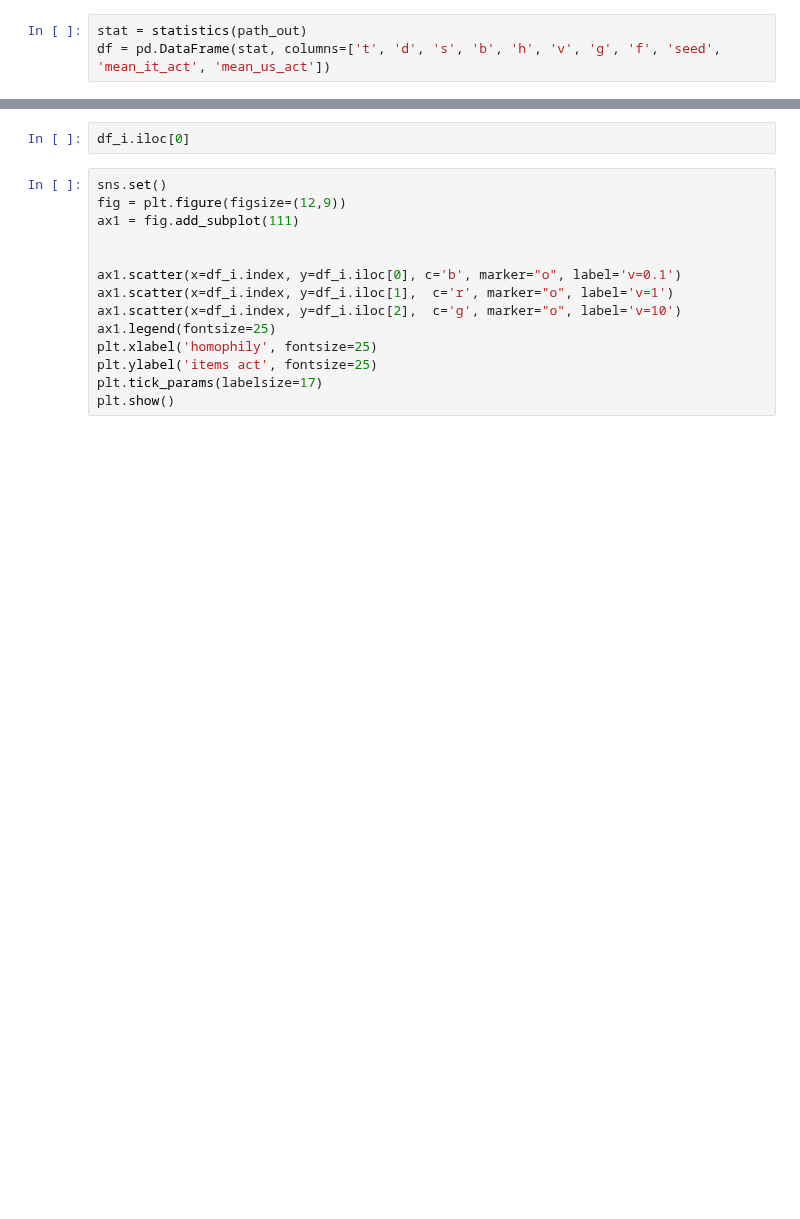
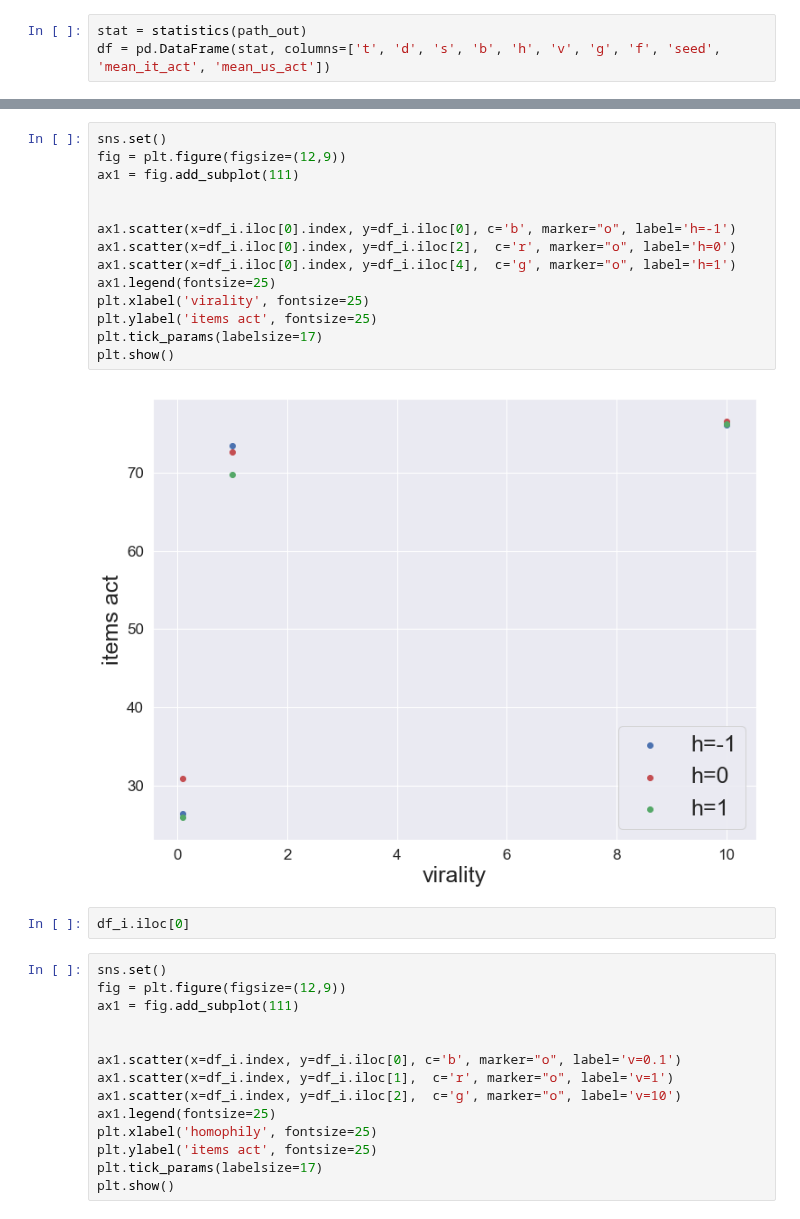
Before and after one commit to FedericoCinus/WoMG, a Jupyter notebook: examples/tutorial.ipynb, the cells around one changed output, grey strips where cells are left out. Saved outputs shown, nothing was run; the diff lists cells and outputs as text; blank space fills up the shorter version.

```diff
--- a/examples/tutorial.ipynb
+++ b/examples/tutorial.ipynb
@@ -227,3 +320,19 @@ plt.show()
+# %%
+sns.set()
+fig = plt.figure(figsize=(12,9))
+ax1 = fig.add_subplot(111)
+
+
+ax1.scatter(x=df_i.iloc[0].index, y=df_i.iloc[0], c='b', marker="o", label='h=-1')
+ax1.scatter(x=df_i.iloc[0].index, y=df_i.iloc[2],  c='r', marker="o", label='h=0')
+ax1.scatter(x=df_i.iloc[0].index, y=df_i.iloc[4],  c='g', marker="o", label='h=1')
+ax1.legend(fontsize=25)
+plt.xlabel('virality', fontsize=25)
+plt.ylabel('items act', fontsize=25)
+plt.tick_params(labelsize=17)
+plt.show()
+# %% [output]
+[figure, added]
 # %%
 df_i.iloc[0]
 # %%
```
Also changed, not shown: parts of 11 cells of this notebook, 4 other files.
